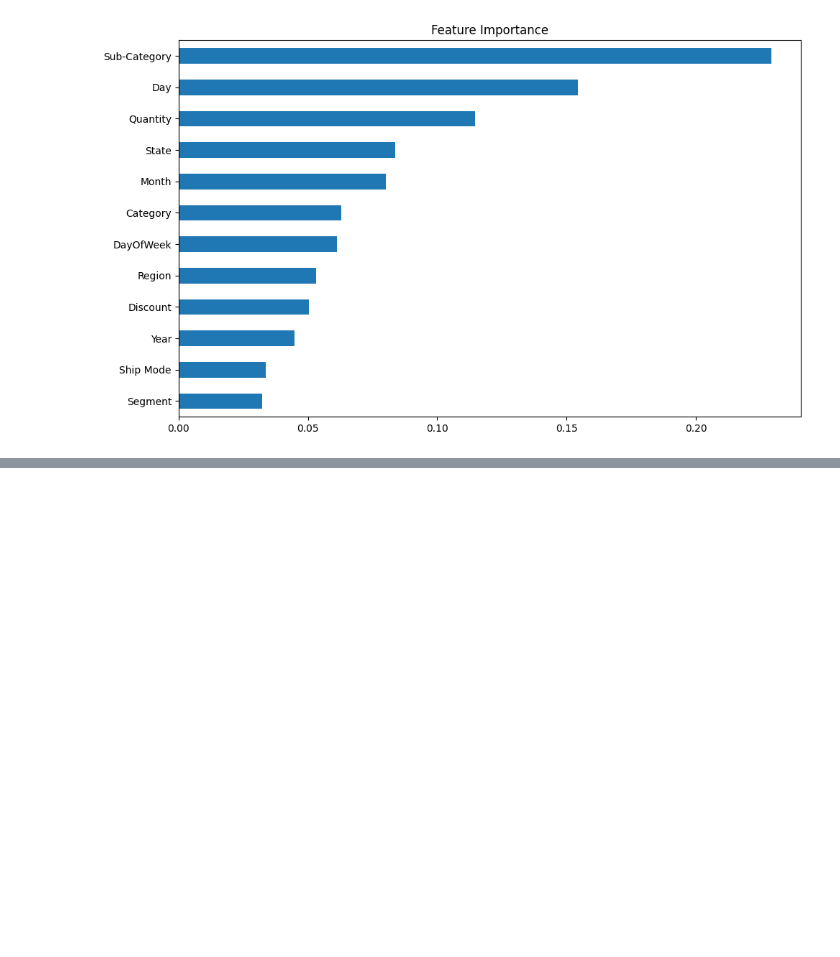
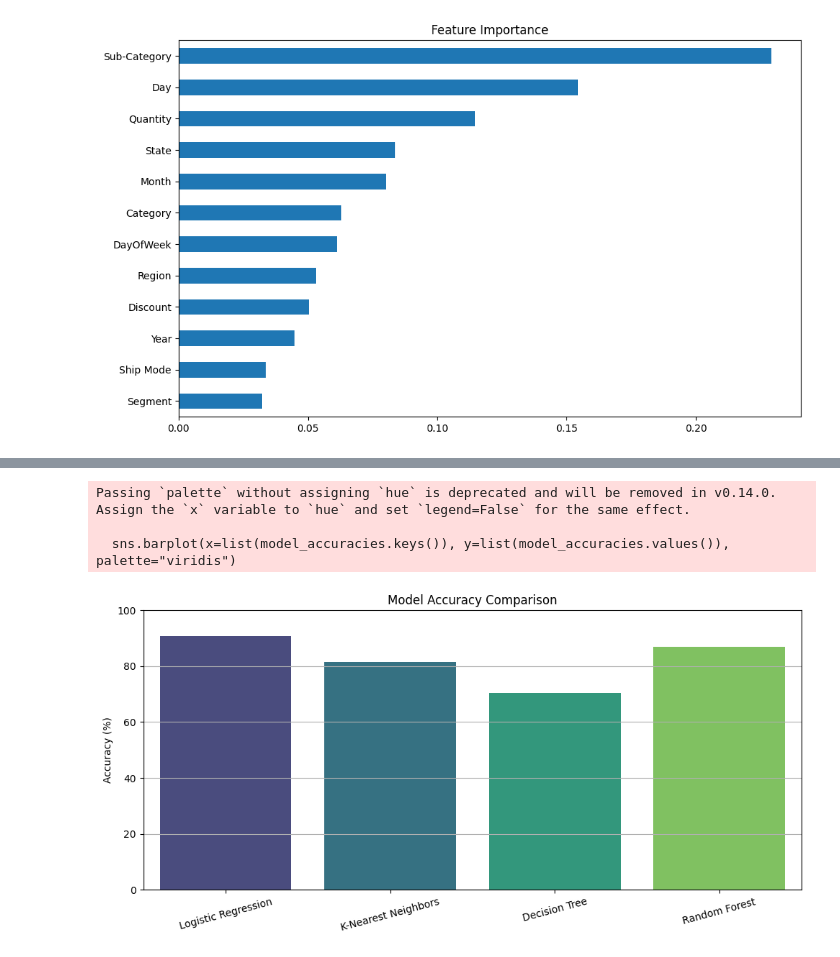
Before and after one commit to marvameraj/demo, a Jupyter notebook: python_projects_imp.ipynb, the cells around one changed output, grey strips where cells are left out. Saved outputs shown, nothing was run; the diff lists cells and outputs as text; code cells hidden in the pictures; blank space fills up the shorter version.

```diff
--- a/python_projects_imp.ipynb
+++ b/python_projects_imp.ipynb
@@ -68,0 +452,17 @@ R2 Score: 0.14
+# %%
+# Store accuracy
+accuracy = accuracy_score(y_test, y_pred)
+model_accuracies[name] = accuracy * 100  # 🟢 Save into dictionary
+# %%
+model_accuracies = {}
+
+for name, model in models.items():
+    print(f"\n🔍 Training {name}")
+    model.fit(X_train, y_train)
+    y_pred = model.predict(X_test)
+
+    accuracy = accuracy_score(y_test, y_pred)
+    model_accuracies[name] = accuracy * 100  # ✅ Add to dictionary
+
+    print(f"✅ Accuracy of {name}: {accuracy:.2f}")
+    # ... (classification report, confusion matrix, etc.)
@@ -69 +481,17 @@ R2 Score: 0.14
+# %%
+# Plotting the accuracies
+plt.figure(figsize=(10, 5))
+sns.barplot(x=list(model_accuracies.keys()), y=list(model_accuracies.values()), palette="viridis")
+plt.ylabel("Accuracy (%)")
+plt.ylim(0, 100)
+plt.title("Model Accuracy Comparison")
+plt.xticks(rotation=15)
+plt.grid(axis="y")
+plt.tight_layout()
+plt.show()
+# %% [output]
+Passing `palette` without assigning `hue` is deprecated and will be removed in v0.14.0. Assign the `x` variable to `hue` and set `legend=False` for the same effect.
+
+  sns.barplot(x=list(model_accuracies.keys()), y=list(model_accuracies.values()), palette="viridis")
+[figure, added]
 # %%
```
Also changed, not shown: parts of 48 cells of this notebook.
